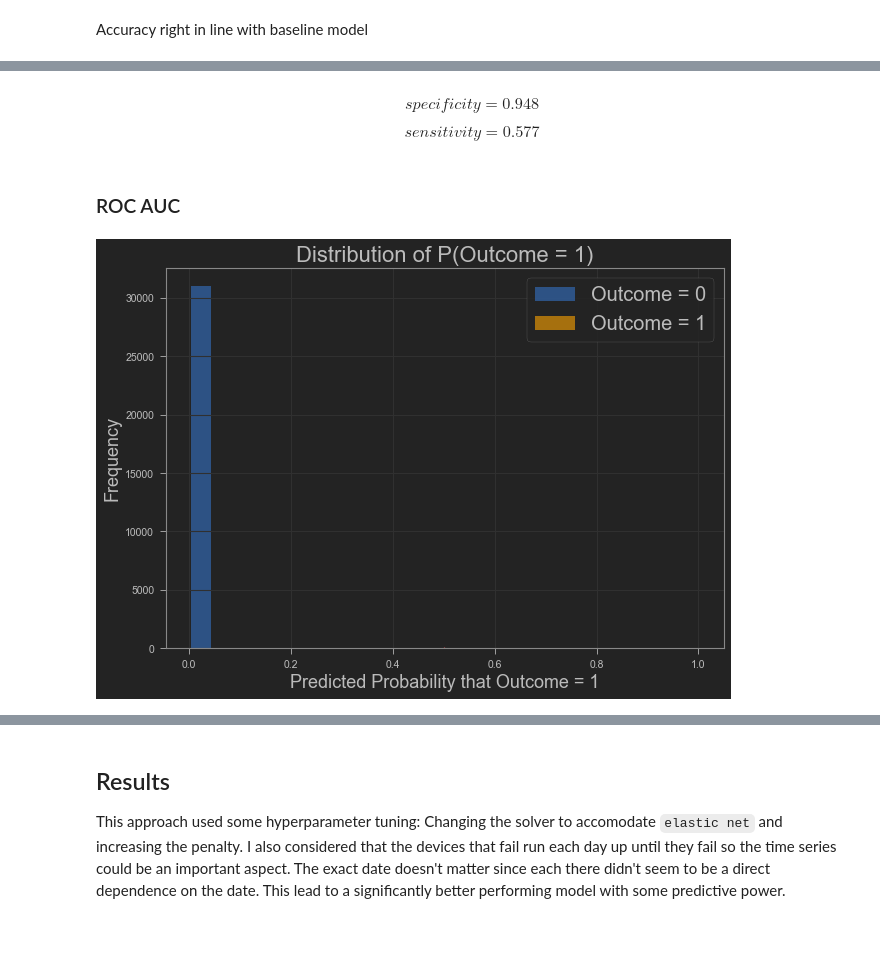
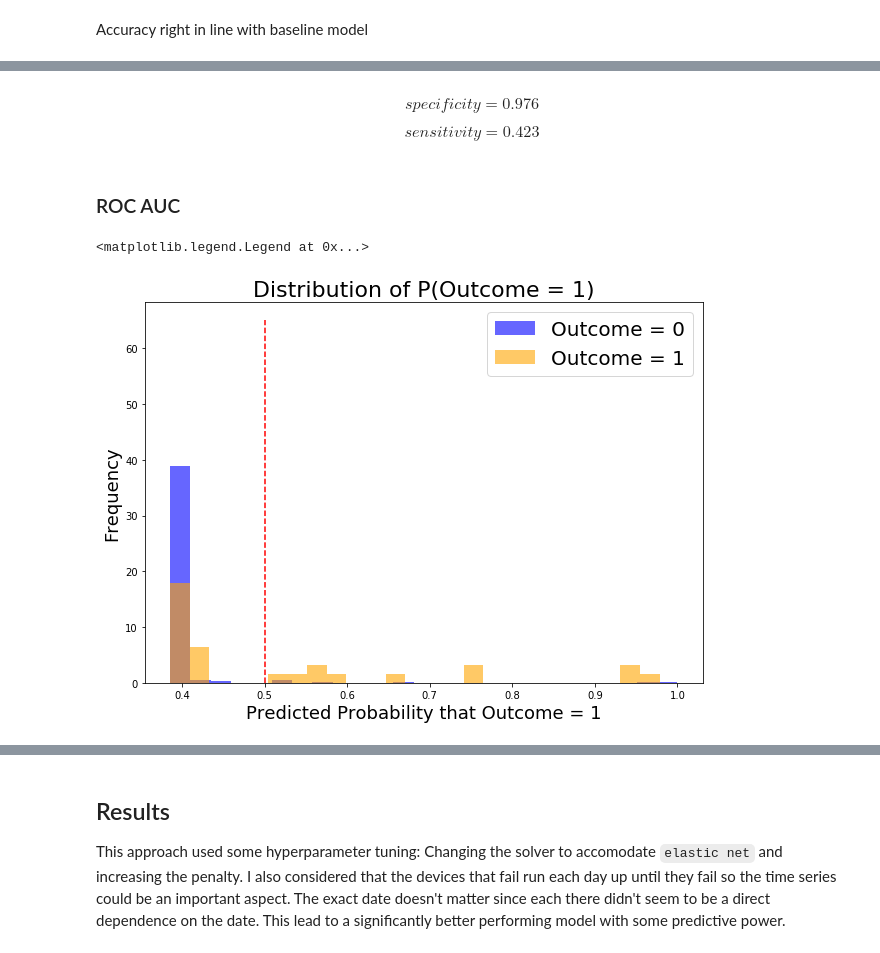
Before and after one commit to bdfraney/Robot_Failure_Challenge, a Jupyter notebook: notebooks/3_Tuned_LogReg_Model.ipynb, the cells around one changed output, grey strips where cells are left out. Drawn from its saved outputs; the diff is of its cells as text; code cells hidden in the pictures.

Commit message:
LogReg Tuning; added RandomForest, SVM, and NN models

```diff
--- a/notebooks/3_Tuned_LogReg_Model.ipynb
+++ b/notebooks/3_Tuned_LogReg_Model.ipynb
@@ -23,7 +23,7 @@ from sklearn.metrics import confusion_matrix
 # jt.stylefx.set_nb_theme('monokai')
 # %%
 # Changes plot style. Also not necessary.
-jt.jtplot.set_style(context, 'monokai', ticks=True, spines=True)
+# jt.jtplot.set_style(context, 'monokai', ticks=True, spines=True)
 # %% [markdown]
 
 ## Read in the data and instantiate logistic regression model
@@ -45,15 +45,24 @@ X = features
 y = labels
 
 X_train, X_test, y_train, y_test = train_test_split(
-    X, y, random_state=42, shuffle=False)
+    X,
+    y,
+    random_state=42,
+    shuffle=False,
+)
 # %%
 ss = StandardScaler()
 
 X_train_ss = ss.fit_transform(X_train)
 X_test_ss = ss.transform(X_test)
 # %%
-lr = LogisticRegression(penalty='elasticnet', C=0.01, class_weight={
-                        1: 5}, solver='saga', l1_ratio=0.75)
+lr = LogisticRegression(penalty='elasticnet',
+                        C=0.0001,
+                        max_iter=500,
+                        class_weight='balanced',
+                        solver='saga',
+                        l1_ratio=0.65,
+                        random_state=42)
 
 lr.fit(X_train_ss, y_train)
 # %% [output]
@@ -114,46 +128,45 @@ Sensitivity: 0.5769
 # %% [markdown]
-$$specificity = 0.948$$
+$$specificity = 0.976$$
 
-$$sensitivity = 0.577$$
+$$sensitivity = 0.423$$
 # %% [markdown]
 ### ROC AUC
 # %%
 pred_proba = [i[1] for i in lr.predict_proba(X_test_ss)]
 
-pred_df = pd.DataFrame({'true_values': y_test,
-                        'pred_probs':pred_proba})
+pred_df = pd.DataFrame({'true_values': y_test, 'pred_probs': pred_proba})
 
 # Create figure.
-plt.figure(figsize = (10,7))
+plt.figure(figsize=(10, 7))
 
 # Create two histograms of observations.
 plt.hist(pred_df[pred_df['true_values'] == 0]['pred_probs'],
          bins=25,
          color='b',
-         alpha = 0.6,
-         label='Outcome = 0')
+         alpha=0.6,
+         label='Outcome = 0',
+         density=True)
+
 plt.hist(pred_df[pred_df['true_values'] == 1]['pred_probs'],
          bins=25,
          color='orange',
-         alpha = 0.6,
-         label='Outcome = 1')
+         alpha=0.6,
+         label='Outcome = 1',
+         density=True)
 
 # Add vertical line at P(Outcome = 1) = 0.5.
-plt.vlines(x=0.5,
-           ymin = 0,
-           ymax = 65,
-           color='r',
-           linestyle = '--')
+plt.vlines(x=0.5, ymin=0, ymax=65, color='r', linestyle='--')
 
 # Label axes.
 plt.title('Distribution of P(Outcome = 1)', fontsize=22)
 plt.ylabel('Frequency', fontsize=18)
 plt.xlabel('Predicted Probability that Outcome = 1', fontsize=18)
 
 # Create legend.
-plt.legend(fontsize=20);
+plt.legend(fontsize=20)
 # %% [output]
+<matplotlib.legend.Legend at 0x...>
-[figure, old version]
+[figure, new version]
 # %%
 # Create figure.
 plt.figure(figsize=(10, 7))
```
Also changed, not shown: parts of 12 cells of this notebook, 5 other files.
